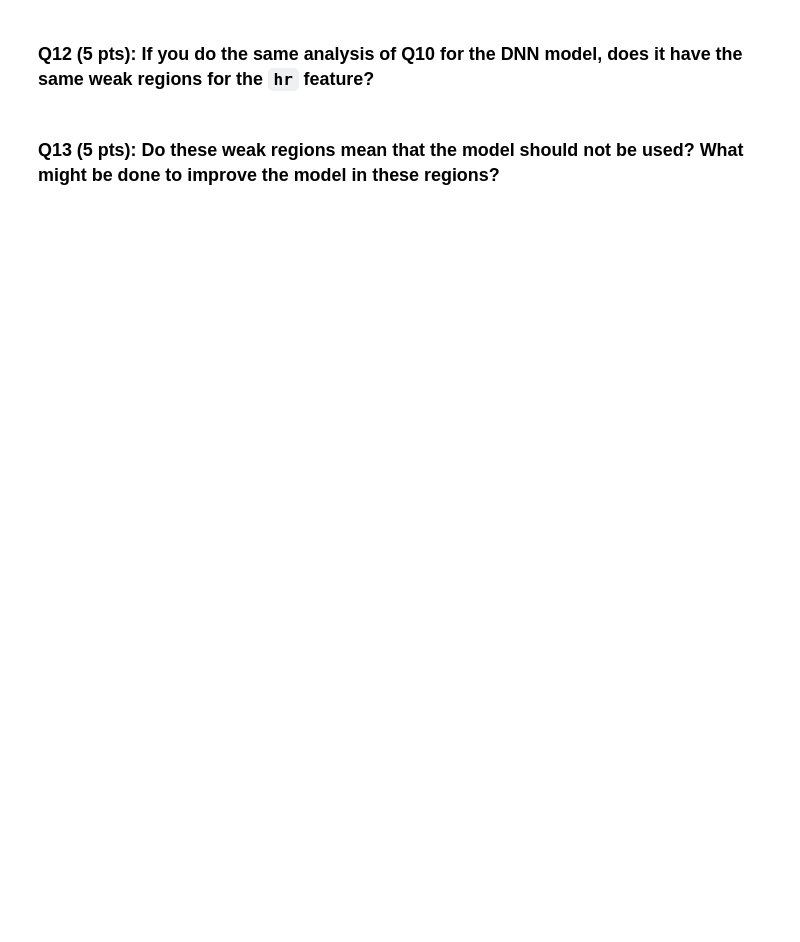
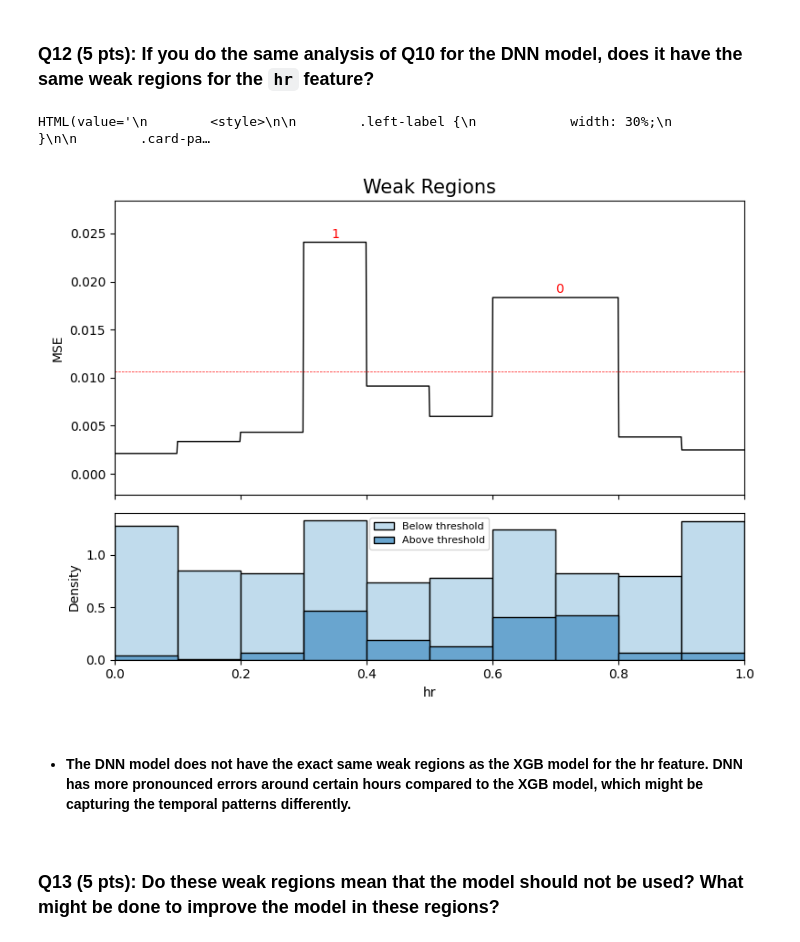
Before and after one commit to EviIius/DSBA6010, a Jupyter notebook: HW4/model_diagnostics_and_prediction_uncertainty_v02.ipynb, the cells around one changed output. Drawn from its saved outputs; the diff is of its cells as text; code cells hidden in the pictures; blank space fills up the shorter version.

```diff
--- a/HW4/model_diagnostics_and_prediction_uncertainty_v02.ipynb
+++ b/HW4/model_diagnostics_and_prediction_uncertainty_v02.ipynb
@@ -124,4 +137,11 @@ HTML(value='\n        <style>\n\n        .left-label {\n            width: 30%;\
 # %% [markdown]
 ### Q12 (5 pts): If you do the same analysis of Q10 for the DNN model, does it have the same weak regions for the `hr` feature?
+# %%
+exp_bike_sharing.model_diagnose(model="DNN_Bike_Sharing", show="weakspot", slice_method="histogram", slice_features=["hr"], metric="MSE", use_test=True)
+# %% [output]
+HTML(value='\n        <style>\n\n        .left-label {\n            width: 30%;\n        }\n\n        .card-pa…
+[figure, added]
+# %% [markdown]
+- #### The DNN model does not have the exact same weak regions as the XGB model for the hr feature. DNN has more pronounced errors around certain hours compared to the XGB model, which might be capturing the temporal patterns differently.
 # %% [markdown]
 ### Q13 (5 pts): Do these weak regions mean that the model should not be used?  What might be done to improve the model in these regions?
```
Also changed, not shown: parts of 8 cells of this notebook.
